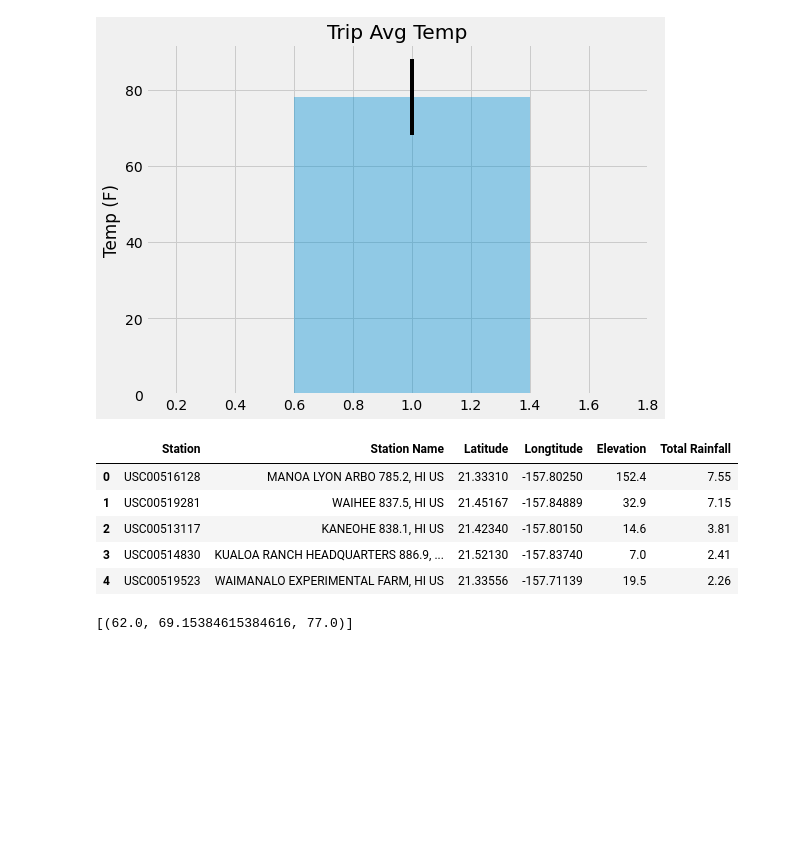
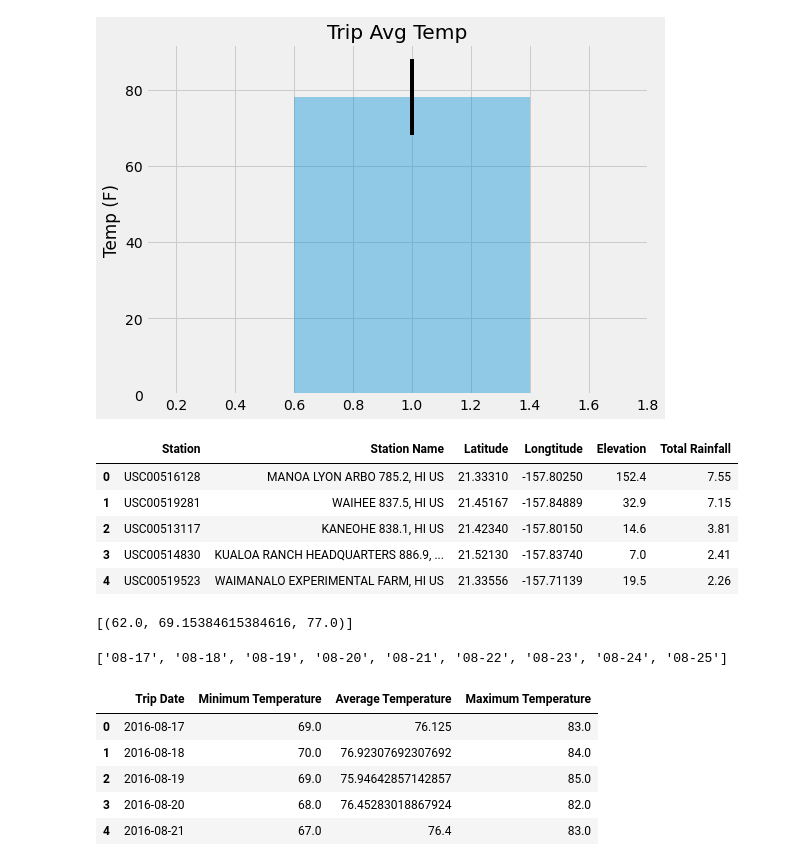
Before and after one commit to denisedemirkol/sqlalchemy-challenge, a Jupyter notebook: climate_starter.ipynb, the cells around one changed output. Cells and saved outputs as stored; diff of their text form; code cells hidden in the pictures; blank space fills up the shorter version.

```diff
--- a/climate_starter.ipynb
+++ b/climate_starter.ipynb
@@ -416,10 +417,65 @@ daily_normals("01-01")
 
 # Set the start and end date of the trip
 
+vacation_start_date = '2017-08-17'
+vacation_end_date   = '2017-08-25'
+
+calc_start_date = datetime.strptime(vacation_start_date, '%Y-%m-%d') - relativedelta(years=1)
+calc_end_date   = datetime.strptime(vacation_end_date, '%Y-%m-%d') - relativedelta(years=1)
+
+
 # Use the start and end date to create a range of dates
 
+
+def daterange(date1, date2):
+    for n in range(int ((date2 - date1).days)+1):
+        yield date1 + timedelta(n)
+
+start_dt = calc_start_date
+end_dt = calc_end_date
+
+results = []
+fulldates = []
+for dt in daterange(start_dt, end_dt):
+    sdate = dt.strftime("%Y-%m-%d")
+    results.append(sdate[5:12])
+    fulldates.append(sdate)
+
 # Stip off the year and save a list of %m-%d strings
+print(results)
+
+min_series = []
+avg_series = []
+max_series = []
 
 # Loop through the list of %m-%d strings and calculate the normals for each date
+for dt in results:
+
+    res = str(daily_normals(dt)[0]).split(',')
+
+    min_temp=res[0].replace('(', '')
+    avg_temp=res[1].replace(' ', '').replace(' ','')
+    max_temp = res[2].replace(')', '').replace(' ','')
+
+    min_series.append(min_temp)
+    avg_series.append(avg_temp)
+    max_series.append(max_temp)
+# %% [output]
+['08-17', '08-18', '08-19', '08-20', '08-21', '08-22', '08-23', '08-24', '08-25']
 # %%
 # Load the previous query results into a Pandas DataFrame and add the `trip_dates` range as the `date` index
+daily_normals_df = pd.DataFrame(
+                                {'Trip Date': fulldates,
+                                 'Minimum Temperature': min_series,
+                                 'Average Temperature': avg_series,
+                                 'Maximum Temperature': max_series
+                                })
+daily_normals_df.set_index('Trip Date')
+daily_normals_df.head()
+# %% [output]
+|  | Trip Date | Minimum Temperature | Average Temperature | Maximum Temperature |
+| 0 | 2016-08-17 | 69.0 | 76.125 | 83.0 |
+| 1 | 2016-08-18 | 70.0 | 76.92307692307692 | 84.0 |
+| 2 | 2016-08-19 | 69.0 | 75.94642857142857 | 85.0 |
+| 3 | 2016-08-20 | 68.0 | 76.45283018867924 | 82.0 |
+| 4 | 2016-08-21 | 67.0 | 76.4 | 83.0 |
```
Also changed, not shown: parts of 5 cells of this notebook.
